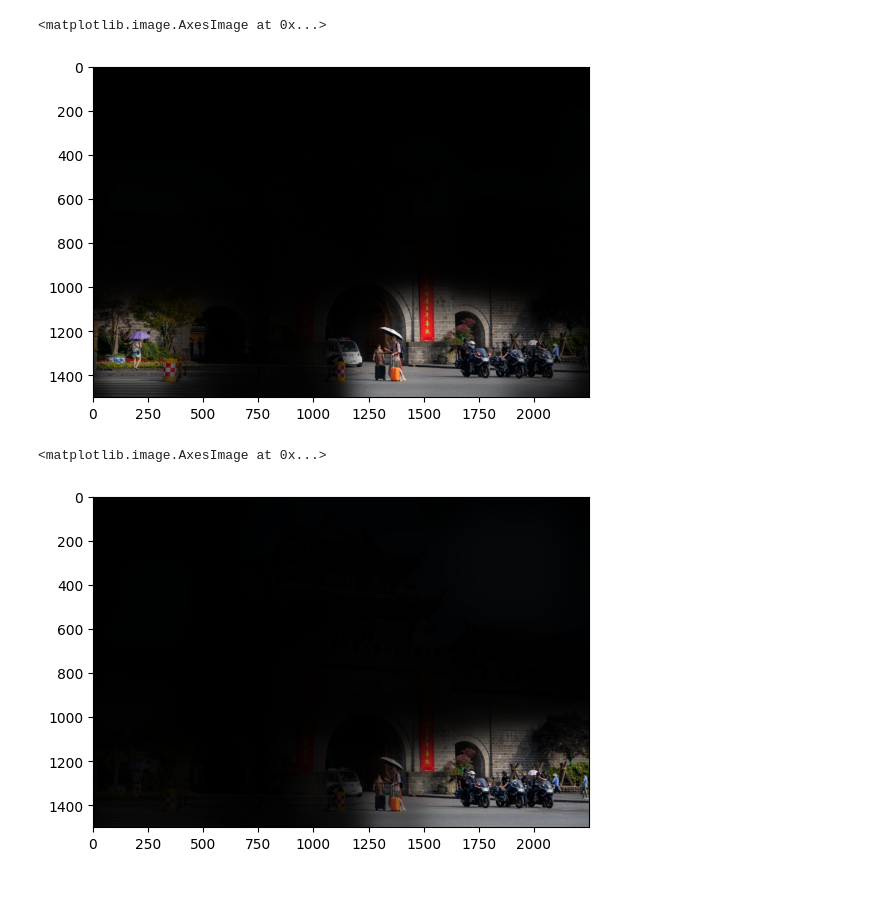
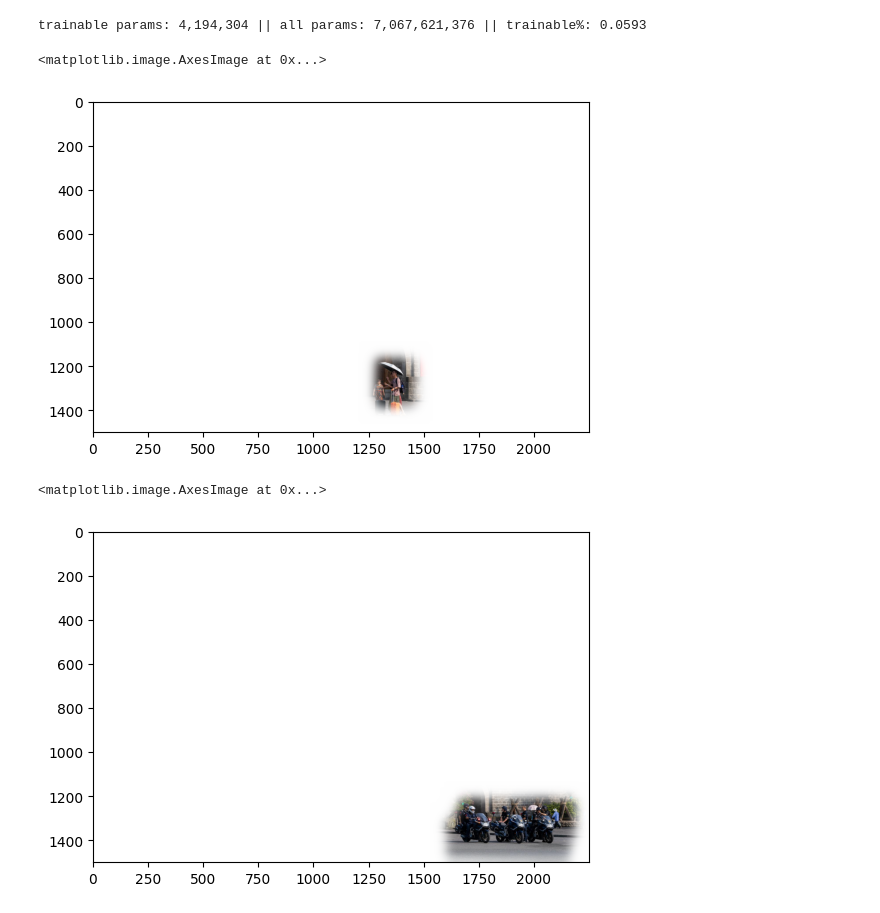
Before and after one commit to 2toinf/IVM, a Jupyter notebook: demo.ipynb, the cells around one changed output. Saved outputs shown, nothing was run; the diff lists cells and outputs as text; code cells hidden in the pictures.

```diff
--- a/demo.ipynb
+++ b/demo.ipynb
@@ -1,34 +1,35 @@
 # %%
-from IVM import load
-
-ckpt_path = "IVM-v1.5.bin" # your model path here
+from IVM import load, forward_batch
+ckpt_path = "IVM-V1.0.bin" # your model path here
 model = load(ckpt_path, low_gpu_memory = False)
+# %% [output]
+trainable params: 4,194,304 || all params: 7,067,621,376 || trainable%: 0.0593
 # %%
 from PIL import Image
 
 image = Image.open("image/demo/VQA.jpg") # your image path
-instruction = "Is there anyone holding a purple umbrella?"
+instruction = "Is there anyone hold an umbrella?"
 
-result = model.forward_batch([image], [instruction], boxes_threshold=0.2,dilate_kernel_rate=0.05 ,blur_kernel_size = 1,  min_reserved_ratio=0., fill_color=(0,0,0))
+result = forward_batch(model, [image], [instruction], threshold = 0.9)
 from matplotlib import pyplot as plt
 import numpy as np
-plt.imshow((result['highlight_image'][0]).astype(np.uint8))
+plt.imshow((result[0]).astype(np.uint8))
 # %% [output]
 <matplotlib.image.AxesImage at 0x...>
-[figure, old version]
+[figure, new version]
 # %%
 from PIL import Image
 
 image = Image.open("image/demo/VQA.jpg") # your image path
 instruction = "How many motocycles are there"
 
-result = model.forward_batch([image], [instruction], boxes_threshold=0.2,dilate_kernel_rate=0.05 ,blur_kernel_size = 1,  min_reserved_ratio=0., fill_color=(0,0,0))
+result = forward_batch(model, [image], [instruction], threshold = 0.9)
 from matplotlib import pyplot as plt
 import numpy as np
-plt.imshow((result['highlight_image'][0]).astype(np.uint8))
+plt.imshow((result[0]).astype(np.uint8))
 # %% [output]
 <matplotlib.image.AxesImage at 0x...>
-[figure, old version]
+[figure, new version]
 # %%
 from PIL import Image
 
```
Also changed, not shown: parts of 8 cells of this notebook, 8 other files.
